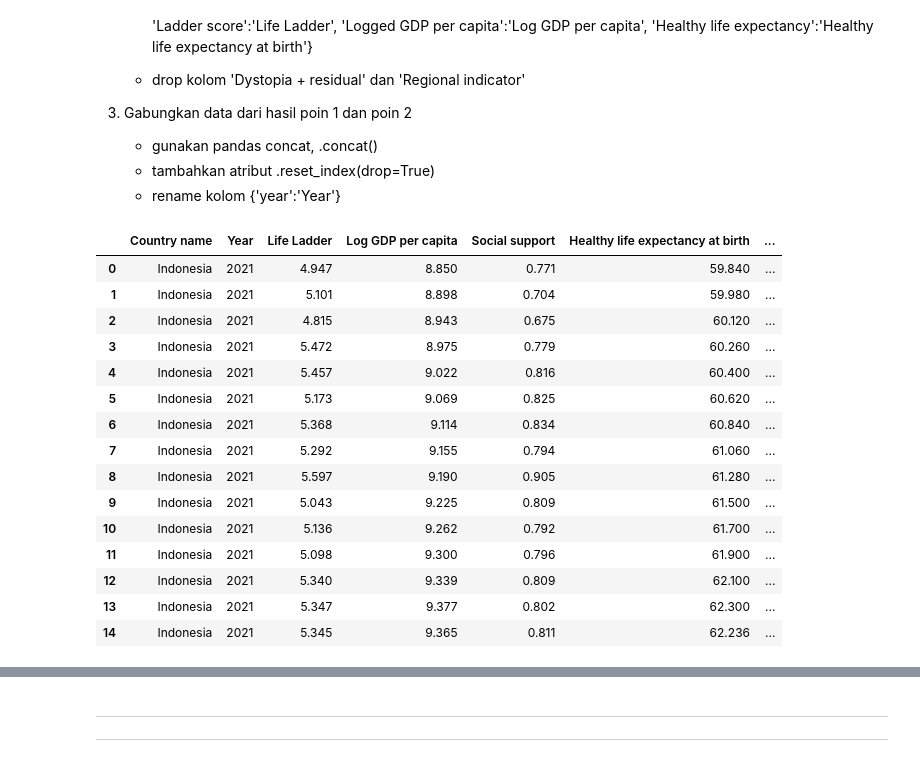
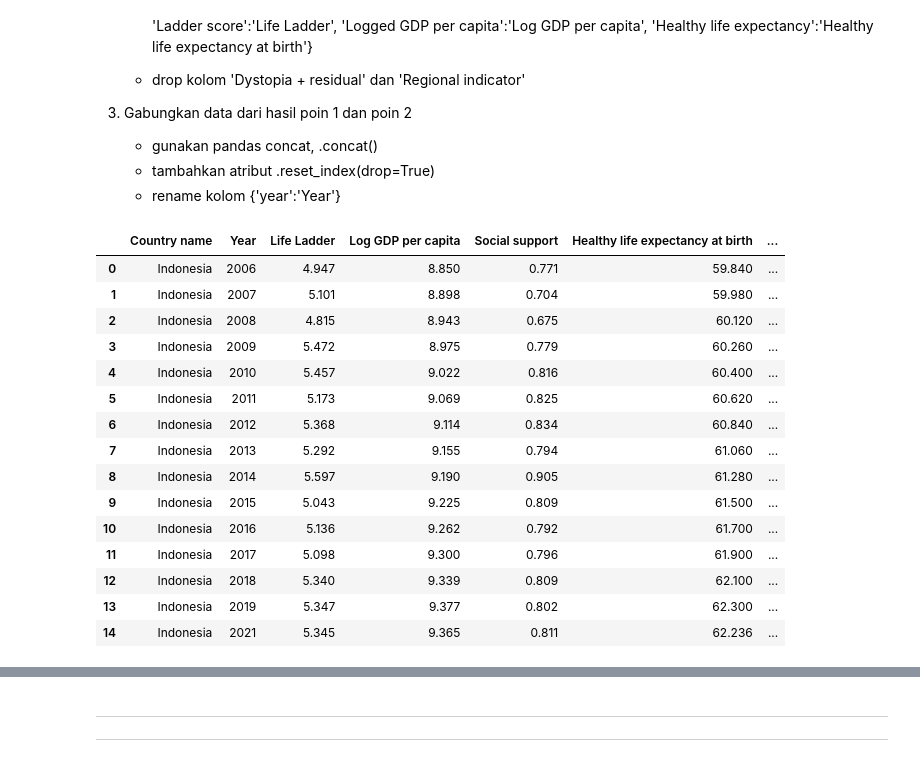
Before and after one commit to benidictusgalihmp/DS-SanberCode, a Jupyter notebook: Quiz/1630649940_Quiz_Pekan_3.ipynb, the cells around one changed output, grey strips where cells are left out. Saved outputs shown, nothing was run; the diff lists cells and outputs as text; code cells hidden in the pictures.

Commit message:
debug year on dfthree and unfixed no. 4

```diff
--- a/Quiz/1630649940_Quiz_Pekan_3.ipynb
+++ b/Quiz/1630649940_Quiz_Pekan_3.ipynb
@@ -111,52 +111,51 @@ Output yang diharapkan adalah data negara Indonesia dari penggabungan dataset ha
 # %%
 #code here
 
 # No. 1 ####################################################################################################
 # Boolean dataframe with conditional df1['Country name'] =='Indonesia'
 indonesia = df1['Country name'] =='Indonesia'
 
 # Filter ['country name'] == 'indonesia' then reset index = True and drop column 'Positive affect', 'Negative affect'
 dfindo = df1[indonesia].reset_index(drop=True).drop(columns=['Positive affect', 'Negative affect'])
 
 
 # No. 2 ####################################################################################################
-# Boolean dataframe with conditional ['year'] == 2021 & dftwo['Country name'] == 'Indonesia'
-year = df1.year == 2021
+# Boolean dataframe with conditional dftwo['Country name'] == 'Indonesia'
 indonesia_two = dftwo['Country name'] == 'Indonesia'
 
-# Filter ['year'] == 2021 then access columns 'Country name' & 'year' then drop duplicate data (dataframe unique)
-dfyear = df1[year].loc[:, ['Country name', 'year']].drop_duplicates()
+# Filter ['country name'] == 'indonesia' from dftwo
+dfindo_2021 = dftwo[indonesia_two]
 
-# Merge dataframe with inner join dftwo (from no. 2) and dfyear based on key = 'Country name'
-dfadd = pd.merge(dftwo, dfyear, on='Country name', how='inner')
+# Add column ['year'] = 2021
+dfindo_2021.insert(1, 'year', [2021])
 
-# Filter ['country name'] == 'indonesia' and rename columns name
-dfindo_2021 = dfadd[indonesia_two].rename(columns={'Ladder score':'Life Ladder','Logged GDP per capita':'Log GDP per capita','Healthy life expectancy':'Healthy life expectancy at birth'})
+# Rename columns name
+dfindo_2021 = dfindo_2021.rename(columns={'Ladder score':'Life Ladder','Logged GDP per capita':'Log GDP per capita','Healthy life expectancy':'Healthy life expectancy at birth'})
 
 # Drop columns 'Dystopia + residual' and 'Regional indicator'
 dfindo_2021 = dfindo_2021.drop(columns=['Dystopia + residual', 'Regional indicator'])
 
 
 # No. 3 ####################################################################################################
 # concat dataframe dfindo and dfindo_2021 then reset_index(drop=True) then rename column 'year' : 'Year'
 dfthree = pd.concat([dfindo, dfindo_2021]).reset_index(drop=True).rename(columns={'year':'Year'})
 dfthree
 # %% [output]
 |  | Country name | Year | Life Ladder | Log GDP per capita | Social support | Healthy life expectancy at birth | ... |
-| 0 | Indonesia | 2021 | 4.947 | 8.850 | 0.771 | 59.840 | ... |
-| 1 | Indonesia | 2021 | 5.101 | 8.898 | 0.704 | 59.980 | ... |
-| 2 | Indonesia | 2021 | 4.815 | 8.943 | 0.675 | 60.120 | ... |
-| 3 | Indonesia | 2021 | 5.472 | 8.975 | 0.779 | 60.260 | ... |
-| 4 | Indonesia | 2021 | 5.457 | 9.022 | 0.816 | 60.400 | ... |
-| 5 | Indonesia | 2021 | 5.173 | 9.069 | 0.825 | 60.620 | ... |
-| 6 | Indonesia | 2021 | 5.368 | 9.114 | 0.834 | 60.840 | ... |
-| 7 | Indonesia | 2021 | 5.292 | 9.155 | 0.794 | 61.060 | ... |
-| 8 | Indonesia | 2021 | 5.597 | 9.190 | 0.905 | 61.280 | ... |
-| 9 | Indonesia | 2021 | 5.043 | 9.225 | 0.809 | 61.500 | ... |
-| 10 | Indonesia | 2021 | 5.136 | 9.262 | 0.792 | 61.700 | ... |
-| 11 | Indonesia | 2021 | 5.098 | 9.300 | 0.796 | 61.900 | ... |
-| 12 | Indonesia | 2021 | 5.340 | 9.339 | 0.809 | 62.100 | ... |
-| 13 | Indonesia | 2021 | 5.347 | 9.377 | 0.802 | 62.300 | ... |
+| 0 | Indonesia | 2006 | 4.947 | 8.850 | 0.771 | 59.840 | ... |
+| 1 | Indonesia | 2007 | 5.101 | 8.898 | 0.704 | 59.980 | ... |
+| 2 | Indonesia | 2008 | 4.815 | 8.943 | 0.675 | 60.120 | ... |
+| 3 | Indonesia | 2009 | 5.472 | 8.975 | 0.779 | 60.260 | ... |
+| 4 | Indonesia | 2010 | 5.457 | 9.022 | 0.816 | 60.400 | ... |
+| 5 | Indonesia | 2011 | 5.173 | 9.069 | 0.825 | 60.620 | ... |
+| 6 | Indonesia | 2012 | 5.368 | 9.114 | 0.834 | 60.840 | ... |
+| 7 | Indonesia | 2013 | 5.292 | 9.155 | 0.794 | 61.060 | ... |
+| 8 | Indonesia | 2014 | 5.597 | 9.190 | 0.905 | 61.280 | ... |
+| 9 | Indonesia | 2015 | 5.043 | 9.225 | 0.809 | 61.500 | ... |
+| 10 | Indonesia | 2016 | 5.136 | 9.262 | 0.792 | 61.700 | ... |
+| 11 | Indonesia | 2017 | 5.098 | 9.300 | 0.796 | 61.900 | ... |
+| 12 | Indonesia | 2018 | 5.340 | 9.339 | 0.809 | 62.100 | ... |
+| 13 | Indonesia | 2019 | 5.347 | 9.377 | 0.802 | 62.300 | ... |
 | 14 | Indonesia | 2021 | 5.345 | 9.365 | 0.811 | 62.236 | ... |
 # %% [markdown]
 Expected output:
```
Also changed, not shown: parts of 2 cells of this notebook.
